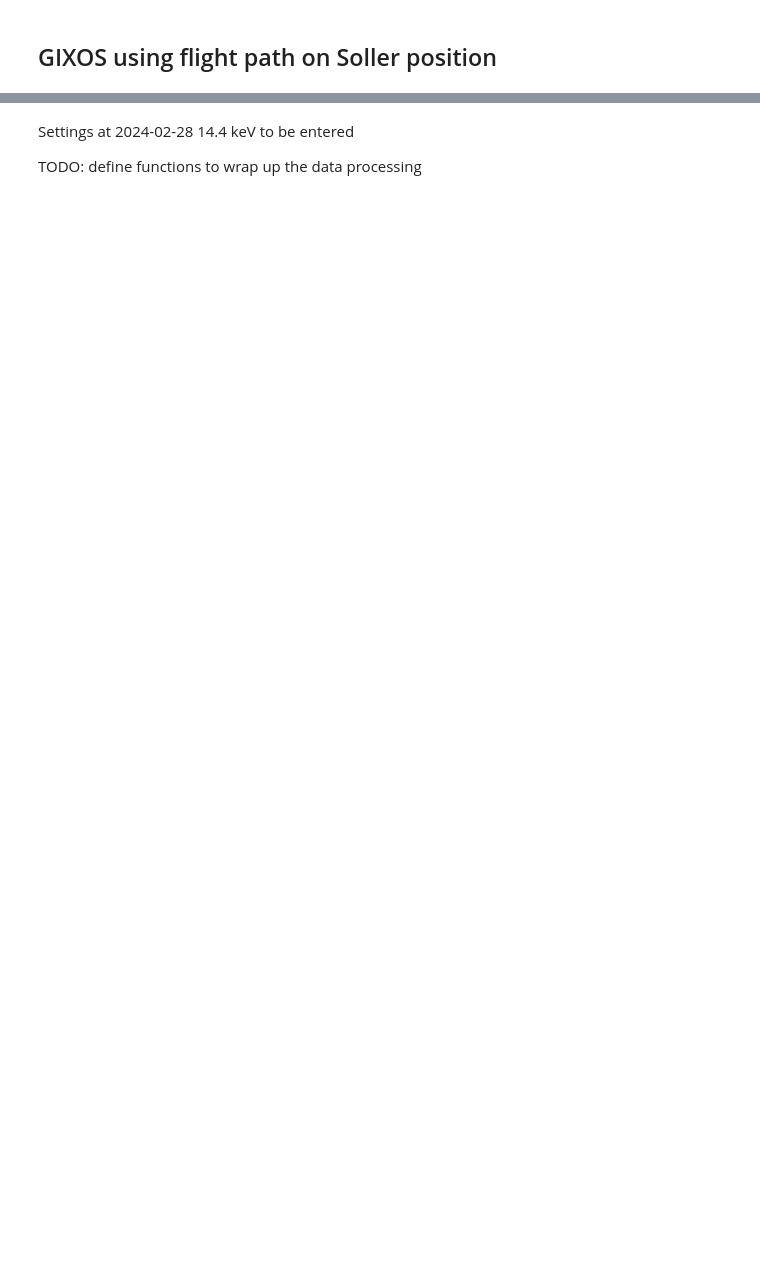
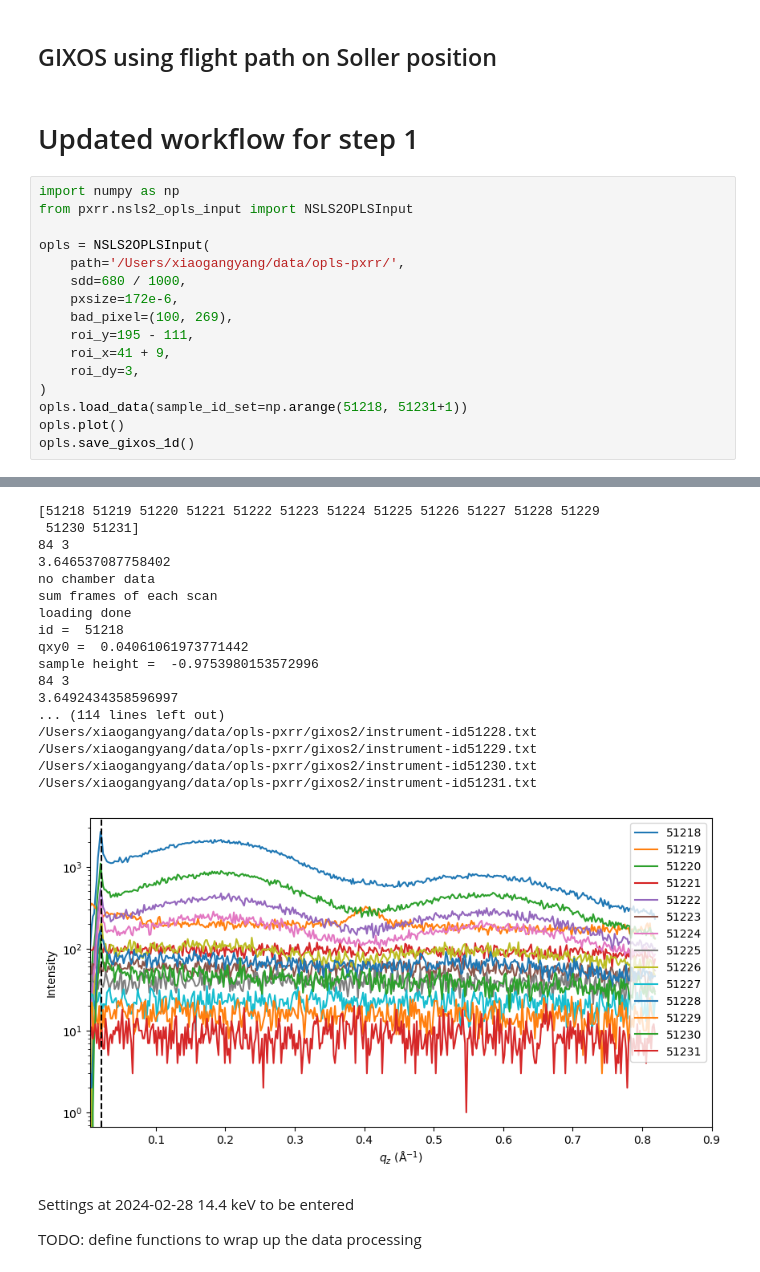
Before and after one commit to XYangXRay/pxrr, a Jupyter notebook: example/pXRR_step1.ipynb, the cells around one changed output, grey strips where cells are left out. Drawn from its saved outputs; the diff is of its cells as text; blank space fills up the shorter version.

Commit message:
simplify the step 1

```diff
--- a/example/pXRR_step1.ipynb
+++ b/example/pXRR_step1.ipynb
@@ -1,2 +1,21 @@
 # %% [markdown]
 ## GIXOS using flight path on Soller position
+# %% [markdown]
+# Updated workflow for step 1
+# %%
+import numpy as np
+from pxrr.nsls2_opls_input import NSLS2OPLSInput
+
+opls = NSLS2OPLSInput(
+    path='/Users/xiaogangyang/data/opls-pxrr/',
+    sdd=680 / 1000,
+    pxsize=172e-6,
+    bad_pixel=(100, 269),
+    roi_y=195 - 111,
+    roi_x=41 + 9,
+    roi_dy=3,
+)
+opls.load_data(sample_id_set=np.arange(51218, 51231+1))
+opls.plot()
+opls.save_gixos_1d()
+# %% [output]
@@ -3,3 +39,21 @@
+[51218 51219 51220 51221 51222 51223 51224 51225 51226 51227 51228 51229
+ 51230 51231]
+84 3
+3.646537087758402
+no chamber data
+sum frames of each scan
+loading done
+id =  51218
+qxy0 =  0.04061061973771442
+sample height =  -0.9753980153572996
+84 3
+3.6492434358596997
+... (114 lines left out)
+/Users/xiaogangyang/data/opls-pxrr/gixos2/instrument-id51228.txt
+/Users/xiaogangyang/data/opls-pxrr/gixos2/instrument-id51229.txt
+/Users/xiaogangyang/data/opls-pxrr/gixos2/instrument-id51230.txt
+/Users/xiaogangyang/data/opls-pxrr/gixos2/instrument-id51231.txt
+[figure, added]
 # %% [markdown]
 Settings at 2024-02-28
 14.4 keV
```
Also changed, not shown: parts of 11 cells of this notebook.
